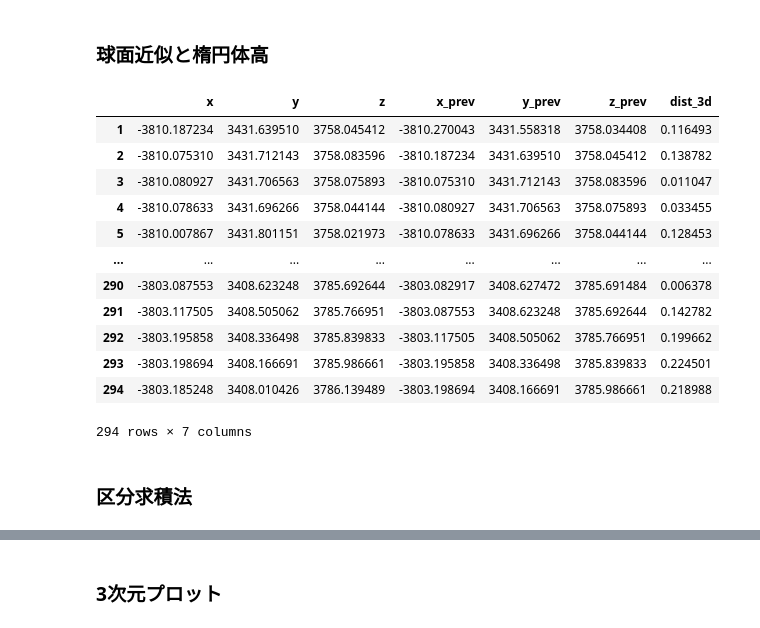
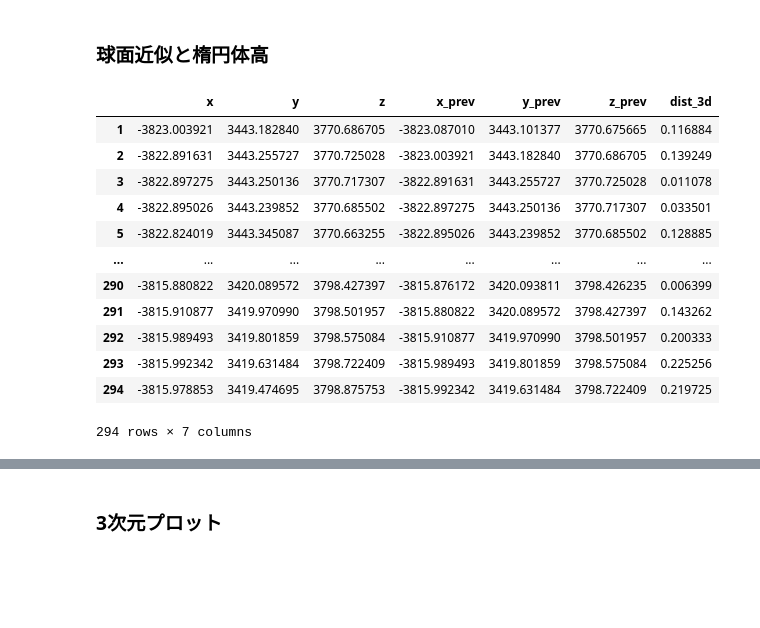
Before and after one commit to asano-lab/oasobi, a Jupyter notebook: kadai/gps/hoge/test.ipynb, the cells around one changed output, grey strips where cells are left out. Saved outputs shown, nothing was run; the diff lists cells and outputs as text; code cells hidden in the pictures; blank space fills up the shorter version.

```diff
--- a/kadai/gps/hoge/test.ipynb
+++ b/kadai/gps/hoge/test.ipynb
@@ -250,50 +250,48 @@ def calc_dist_tangent(lat1, lon1, lat2, lon2):
 ### 球面近似と楕円体高
 # %%
 # 地球の長半径 (km)
-# R = 6378.137
+R = 6378.137
 # 地球の極半径
-R = 6356.752
+# R = 6356.752
 
 # 簡単化のため欠損値除去
 df2 = gps_df.dropna()
 
 # 各点の半径
 local_R = (df2["elevation"] + df2["geoid"]) / 1000 + R
 
 x = np.cos(df2["lat"]) * np.cos(df2["lon"]) * local_R
 y = np.cos(df2["lat"]) * np.sin(df2["lon"]) * local_R
 z = np.sin(df2["lat"]) * local_R
 
 df_3d = pd.DataFrame({"x": x, "y": y, "z": z})
 
 use_columns = list(df_3d.columns)
 
 df_3d_mem = df_3d[use_columns][1:].copy() # 先頭削除
 df_3d_prev = df_3d[use_columns][:-1].copy() # 末尾削除
 
 for uc in use_columns:
     df_3d_mem[uc + "_prev"] = list(df_3d_prev[uc])
 
 df_3d_mem["dist_3d"] = np.sqrt(
     (df_3d_mem["x"] - df_3d_mem["x_prev"]) ** 2 +
     (df_3d_mem["y"] - df_3d_mem["y_prev"]) ** 2 +
     (df_3d_mem["z"] - df_3d_mem["z_prev"]) ** 2
 )
 
 df_3d_mem
 # %% [output]
 |  | x | y | z | x_prev | y_prev | z_prev | dist_3d |
-| 1 | -3810.187234 | 3431.639510 | 3758.045412 | -3810.270043 | 3431.558318 | 3758.034408 | 0.116493 |
-| 2 | -3810.075310 | 3431.712143 | 3758.083596 | -3810.187234 | 3431.639510 | 3758.045412 | 0.138782 |
-| 3 | -3810.080927 | 3431.706563 | 3758.075893 | -3810.075310 | 3431.712143 | 3758.083596 | 0.011047 |
-| 4 | -3810.078633 | 3431.696266 | 3758.044144 | -3810.080927 | 3431.706563 | 3758.075893 | 0.033455 |
-| 5 | -3810.007867 | 3431.801151 | 3758.021973 | -3810.078633 | 3431.696266 | 3758.044144 | 0.128453 |
+| 1 | -3823.003921 | 3443.182840 | 3770.686705 | -3823.087010 | 3443.101377 | 3770.675665 | 0.116884 |
+| 2 | -3822.891631 | 3443.255727 | 3770.725028 | -3823.003921 | 3443.182840 | 3770.686705 | 0.139249 |
+| 3 | -3822.897275 | 3443.250136 | 3770.717307 | -3822.891631 | 3443.255727 | 3770.725028 | 0.011078 |
+| 4 | -3822.895026 | 3443.239852 | 3770.685502 | -3822.897275 | 3443.250136 | 3770.717307 | 0.033501 |
+| 5 | -3822.824019 | 3443.345087 | 3770.663255 | -3822.895026 | 3443.239852 | 3770.685502 | 0.128885 |
 | ... | ... | ... | ... | ... | ... | ... | ... |
-| 290 | -3803.087553 | 3408.623248 | 3785.692644 | -3803.082917 | 3408.627472 | 3785.691484 | 0.006378 |
-| 291 | -3803.117505 | 3408.505062 | 3785.766951 | -3803.087553 | 3408.623248 | 3785.692644 | 0.142782 |
-| 292 | -3803.195858 | 3408.336498 | 3785.839833 | -3803.117505 | 3408.505062 | 3785.766951 | 0.199662 |
-| 293 | -3803.198694 | 3408.166691 | 3785.986661 | -3803.195858 | 3408.336498 | 3785.839833 | 0.224501 |
-| 294 | -3803.185248 | 3408.010426 | 3786.139489 | -3803.198694 | 3408.166691 | 3785.986661 | 0.218988 |
+| 290 | -3815.880822 | 3420.089572 | 3798.427397 | -3815.876172 | 3420.093811 | 3798.426235 | 0.006399 |
+| 291 | -3815.910877 | 3419.970990 | 3798.501957 | -3815.880822 | 3420.089572 | 3798.427397 | 0.143262 |
+| 292 | -3815.989493 | 3419.801859 | 3798.575084 | -3815.910877 | 3419.970990 | 3798.501957 | 0.200333 |
+| 293 | -3815.992342 | 3419.631484 | 3798.722409 | -3815.989493 | 3419.801859 | 3798.575084 | 0.225256 |
+| 294 | -3815.978853 | 3419.474695 | 3798.875753 | -3815.992342 | 3419.631484 | 3798.722409 | 0.219725 |
 294 rows × 7 columns
-# %% [markdown]
-### 区分求積法
```
Also changed, not shown: parts of 8 cells of this notebook.
